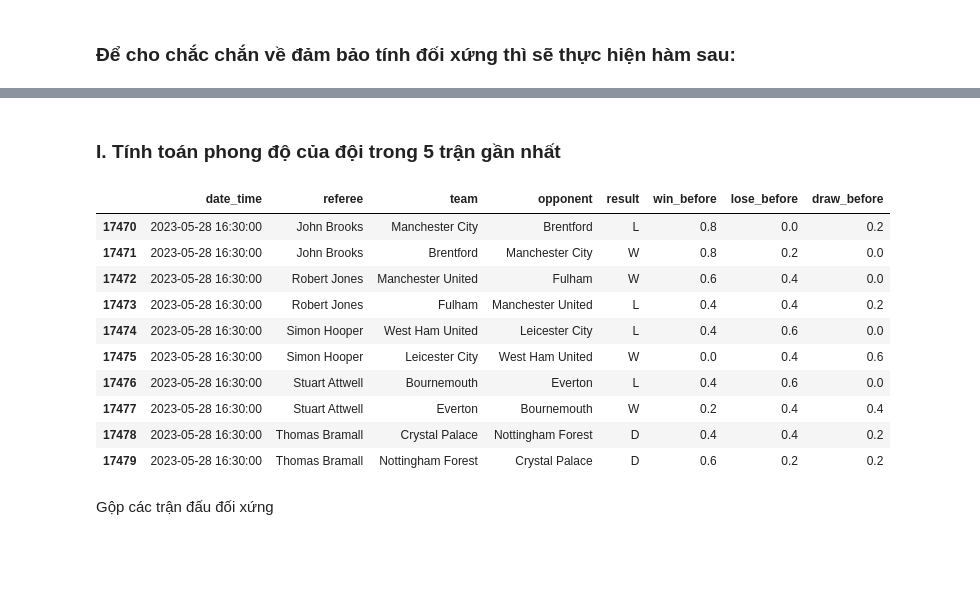
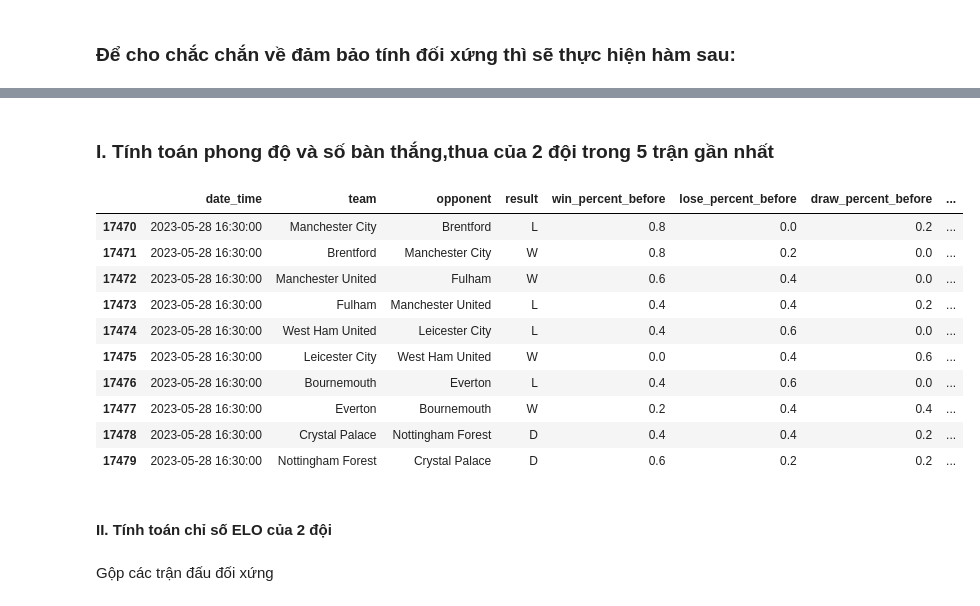
Before and after one commit to taiphanvan2k3/FootballPredict, a Jupyter notebook: src/feature_engineering/feature_transformation.ipynb, the cells around one changed output, grey strips where cells are left out. Saved outputs shown, nothing was run; the diff lists cells and outputs as text; code cells hidden in the pictures; blank space fills up the shorter version.

```diff
--- a/src/feature_engineering/feature_transformation.ipynb
+++ b/src/feature_engineering/feature_transformation.ipynb
@@ -114,11 +114,14 @@ matches_df_temp.shape
 # Dữ liệu đã đối xứng rồi
 matches_df = matches_df_temp
 # %% [markdown]
-### I. Tính toán phong độ của đội trong 5 trận gần nhất
+### I. Tính toán phong độ và số bàn thắng,thua của 2 đội trong 5 trận gần nhất
 # %%
-matches_df["win_before"] = 0.0
-matches_df["lose_before"] = 0.0
-matches_df["draw_before"] = 0.0
+matches_df["win_percent_before"] = 0.0
+matches_df["lose_percent_before"] = 0.0
+matches_df["draw_percent_before"] = 0.0
+
+matches_df["total_goals_before"] = 0
+matches_df["total_lost_goals_before"] = 0
 
 for index, row in matches_df.iterrows():
     team = row['team']
@@ -140,22 +143,44 @@ for index, row in matches_df.iterrows():
     lose_before = previous_matches[previous_matches["result"] == "L"].shape[0]
     draw_before = previous_matches[previous_matches["result"] == "D"].shape[0]
 
+    # Tính tổng số bàn thắng, bàn thua trước đó
+    total_goals_before = previous_matches["gf"].sum()
+    total_lost_goals_before = previous_matches["ga"].sum()
+
     # Tính tỉ lệ số trận thắng, hoà trước đó
     match_total = 1 if previous_matches.shape[0] == 0 else previous_matches.shape[0]
-    matches_df.at[index, "win_before"] = win_before / match_total
-    matches_df.at[index, "lose_before"] = lose_before / match_total
-    matches_df.at[index, "draw_before"] = draw_before / match_total
+    matches_df.at[index, "win_percent_before"] = win_before / match_total
+    matches_df.at[index, "lose_percent_before"] = lose_before / match_total
+    matches_df.at[index, "draw_percent_before"] = draw_before / match_total
+
+    # Tổng số bàn thắng, bàn thua trước đó
+    matches_df.at[index, "total_goals_before"] = total_goals_before
+    matches_df.at[index, "total_lost_goals_before"] = total_lost_goals_before
 # %%
-matches_df[["date_time", "referee", "team", "opponent", "result", "win_before", "lose_before", "draw_before"]].tail(10)
+matches_df[
+    [
+        "date_time",
+        "team",
+        "opponent",
+        "result",
+        "win_percent_before",
+        "lose_percent_before",
+        "draw_percent_before",
+        "total_goals_before",
+        "total_lost_goals_before",
+    ]
+].tail(10)
 # %% [output]
-|  | date_time | referee | team | opponent | result | win_before | lose_before | draw_before |
-| 17470 | 2023-05-28 16:30:00 | John Brooks | Manchester City | Brentford | L | 0.8 | 0.0 | 0.2 |
-| 17471 | 2023-05-28 16:30:00 | John Brooks | Brentford | Manchester City | W | 0.8 | 0.2 | 0.0 |
-| 17472 | 2023-05-28 16:30:00 | Robert Jones | Manchester United | Fulham | W | 0.6 | 0.4 | 0.0 |
-| 17473 | 2023-05-28 16:30:00 | Robert Jones | Fulham | Manchester United | L | 0.4 | 0.4 | 0.2 |
-| 17474 | 2023-05-28 16:30:00 | Simon Hooper | West Ham United | Leicester City | L | 0.4 | 0.6 | 0.0 |
-| 17475 | 2023-05-28 16:30:00 | Simon Hooper | Leicester City | West Ham United | W | 0.0 | 0.4 | 0.6 |
-| 17476 | 2023-05-28 16:30:00 | Stuart Attwell | Bournemouth | Everton | L | 0.4 | 0.6 | 0.0 |
-| 17477 | 2023-05-28 16:30:00 | Stuart Attwell | Everton | Bournemouth | W | 0.2 | 0.4 | 0.4 |
-| 17478 | 2023-05-28 16:30:00 | Thomas Bramall | Crystal Palace | Nottingham Forest | D | 0.4 | 0.4 | 0.2 |
-| 17479 | 2023-05-28 16:30:00 | Thomas Bramall | Nottingham Forest | Crystal Palace | D | 0.6 | 0.2 | 0.2 |
+|  | date_time | team | opponent | result | win_percent_before | lose_percent_before | draw_percent_before | ... |
+| 17470 | 2023-05-28 16:30:00 | Manchester City | Brentford | L | 0.8 | 0.0 | 0.2 | ... |
+| 17471 | 2023-05-28 16:30:00 | Brentford | Manchester City | W | 0.8 | 0.2 | 0.0 | ... |
+| 17472 | 2023-05-28 16:30:00 | Manchester United | Fulham | W | 0.6 | 0.4 | 0.0 | ... |
+| 17473 | 2023-05-28 16:30:00 | Fulham | Manchester United | L | 0.4 | 0.4 | 0.2 | ... |
+| 17474 | 2023-05-28 16:30:00 | West Ham United | Leicester City | L | 0.4 | 0.6 | 0.0 | ... |
+| 17475 | 2023-05-28 16:30:00 | Leicester City | West Ham United | W | 0.0 | 0.4 | 0.6 | ... |
+| 17476 | 2023-05-28 16:30:00 | Bournemouth | Everton | L | 0.4 | 0.6 | 0.0 | ... |
+| 17477 | 2023-05-28 16:30:00 | Everton | Bournemouth | W | 0.2 | 0.4 | 0.4 | ... |
+| 17478 | 2023-05-28 16:30:00 | Crystal Palace | Nottingham Forest | D | 0.4 | 0.4 | 0.2 | ... |
+| 17479 | 2023-05-28 16:30:00 | Nottingham Forest | Crystal Palace | D | 0.6 | 0.2 | 0.2 | ... |
+# %% [markdown]
+#### II. Tính toán chỉ số ELO của 2 đội
```
Also changed, not shown: parts of 24 cells of this notebook, 9 other files.
